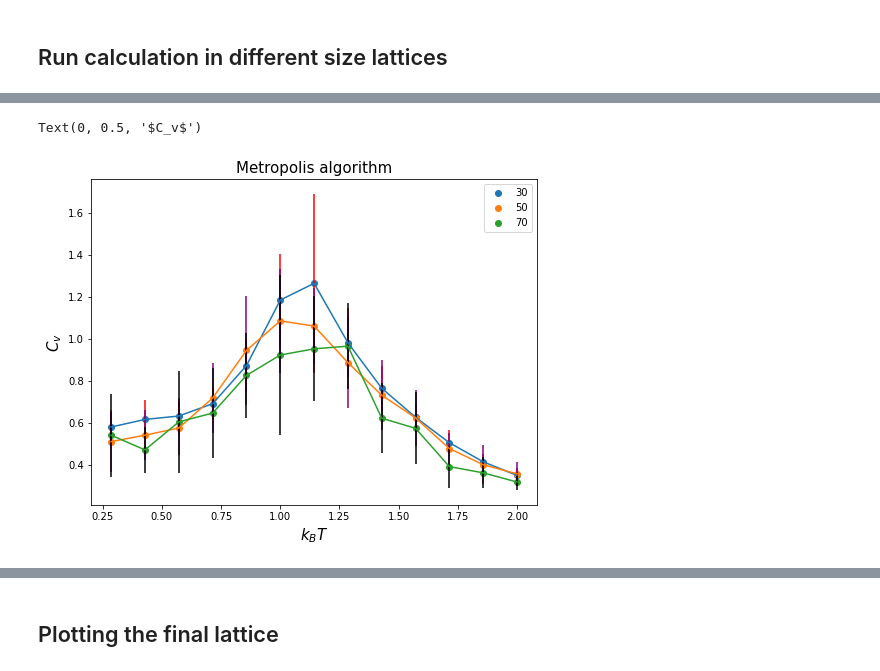
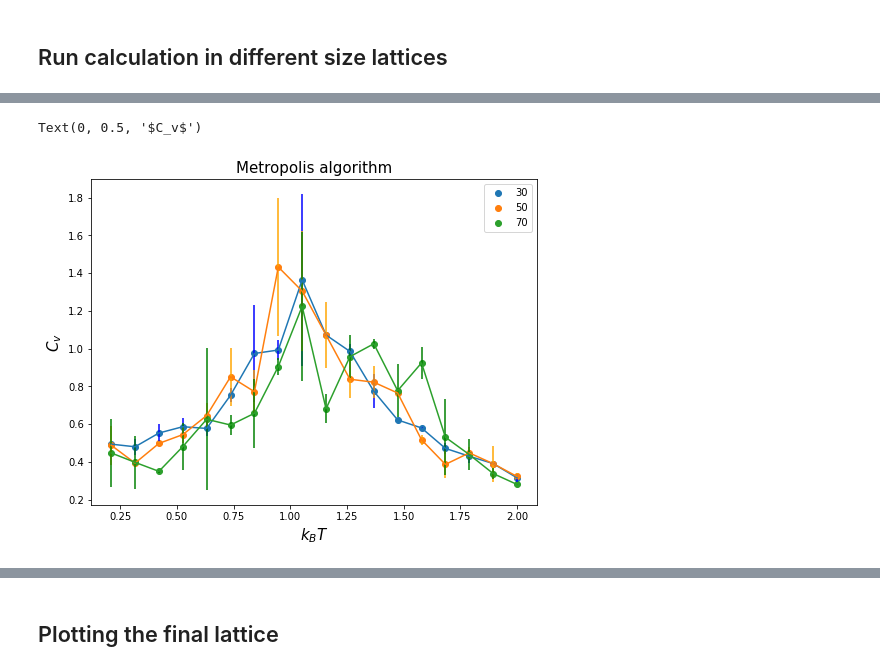
Before and after one commit to bernwo/AP3082-XY-Model, a Jupyter notebook: Observables.ipynb, the cells around one changed output, grey strips where cells are left out. Cells and saved outputs as stored; diff of their text form; code cells hidden in the pictures.

```diff
--- a/Observables.ipynb
+++ b/Observables.ipynb
@@ -16,9 +16,9 @@ from IPython.display import HTML
 J = 1 # coupling constant, where it must be > 0 for the system to exhibit ferromagnetism
 L = 64 # dimension of the square lattice
 
-tau = 800000 # relaxation time a.k.a equilibrating time
+tau = 500000 # relaxation time a.k.a equilibrating time
 tau_extra = 500000
-nrelax = 1 # total number of times to let the system equilibrate
+nrelax = 40 # total number of times to let the system equilibrate
 nframes = 1 # total number of frames in the .gif over the whole simulation (not needed since we are not generating the animated .gif in this notebook)
 # N = nrelax * tau # total number of iterations in the Metropolis algorithm
 plot_at_Nth_index = np.array([0],dtype=np.int32) # (not needed since we are not generating the animated .gif in this notebook)
@@ -26,6 +26,6 @@ plot_at_Nth_index = np.array([0],dtype=np.int32) # (not needed since we are not
 lattice = np.zeros((L, L))
 
 Tc = 0.892937 * J  # http://www.lps.ens.fr/~krauth/images/7/72/Stage_Mayer_Johannes_2015.pdf in units of kB
-T_init = 2
-T_final = 0.00001
+T_init = 0.5
+T_final = 1.2
 TTc_array = np.linspace(T_init, T_final, nrelax)
@@ -198,21 +176,21 @@ cv_30 = (np.mean(en2_30,axis=1)-np.mean(np.array(en_30),axis=1)**2)/((30**2*TTc_
 cv_50 = (np.mean(en2_50,axis=1)-np.mean(np.array(en_50),axis=1)**2)/((50**2*TTc_array**2))
 cv_70 = (np.mean(en2_70,axis=1)-np.mean(np.array(en_70),axis=1)**2)/((70**2*TTc_array**2))
 # %%
-temp_cv_30, cv_blocked_30, error_cv_30, _, _ = error.get_error_block(obs=cv_30,T_i=0,T_f=2,size=20,tau=15)
-temp_cv_50, cv_blocked_50, error_cv_50, _, _ = error.get_error_block(obs=cv_50,T_i=0,T_f=2,size=20,tau=15)
-temp_cv_70, cv_blocked_70, error_cv_70, _, _ = error.get_error_block(obs=cv_70,T_i=0,T_f=2,size=20,tau=15)
+temp_cv_30, cv_blocked_30, error_cv_30, _, _ = error.get_error_block(obs=cv_30,T_i=0,T_f=2,size=20,tau=20)
+temp_cv_50, cv_blocked_50, error_cv_50, _, _ = error.get_error_block(obs=cv_50,T_i=0,T_f=2,size=20,tau=20)
+temp_cv_70, cv_blocked_70, error_cv_70, _, _ = error.get_error_block(obs=cv_70,T_i=0,T_f=2,size=20,tau=20)
 # %%
 fig = plt.figure(figsize=(8,6))
 plt.scatter(temp_cv_30[2:],cv_blocked_30[2:])
-plt.errorbar(temp_cv_30[2:],cv_blocked_30[2:],yerr=error_cv_30[2:],ecolor='red')
+plt.errorbar(temp_cv_30[2:],cv_blocked_30[2:],yerr=error_cv_30[2:],ecolor='blue')
 plt.scatter(temp_cv_50[2:],cv_blocked_50[2:])
-plt.errorbar(temp_cv_50[2:],cv_blocked_50[2:],yerr=error_cv_50[2:],ecolor='purple')
+plt.errorbar(temp_cv_50[2:],cv_blocked_50[2:],yerr=error_cv_50[2:],ecolor='orange')
 plt.scatter(temp_cv_70[2:],cv_blocked_70[2:])
-plt.errorbar(temp_cv_70[2:],cv_blocked_70[2:],yerr=error_cv_70[2:],ecolor='black')
+plt.errorbar(temp_cv_70[2:],cv_blocked_70[2:],yerr=error_cv_70[2:],ecolor='green')
 plt.legend(ls)
 plt.title(r'Metropolis algorithm',size=15)
 plt.xlabel(r'$k_B T$',size=15)
 plt.ylabel(r'$C_v$',size=15)
 # %% [output]
 Text(0, 0.5, '$C_v$')
-[figure, old version]
+[figure, new version]
```
Also changed, not shown: parts of 24 cells of this notebook, 3 other files.
